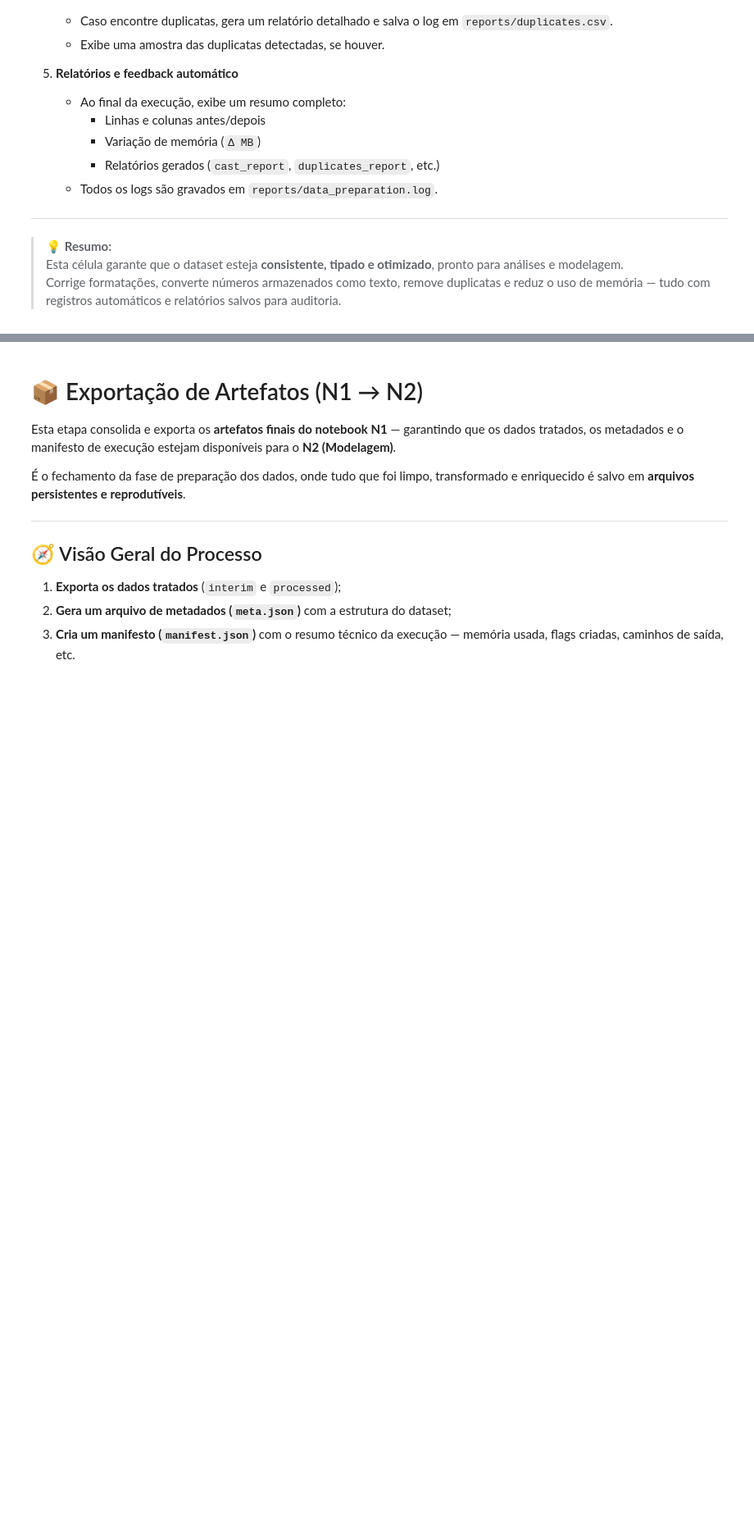
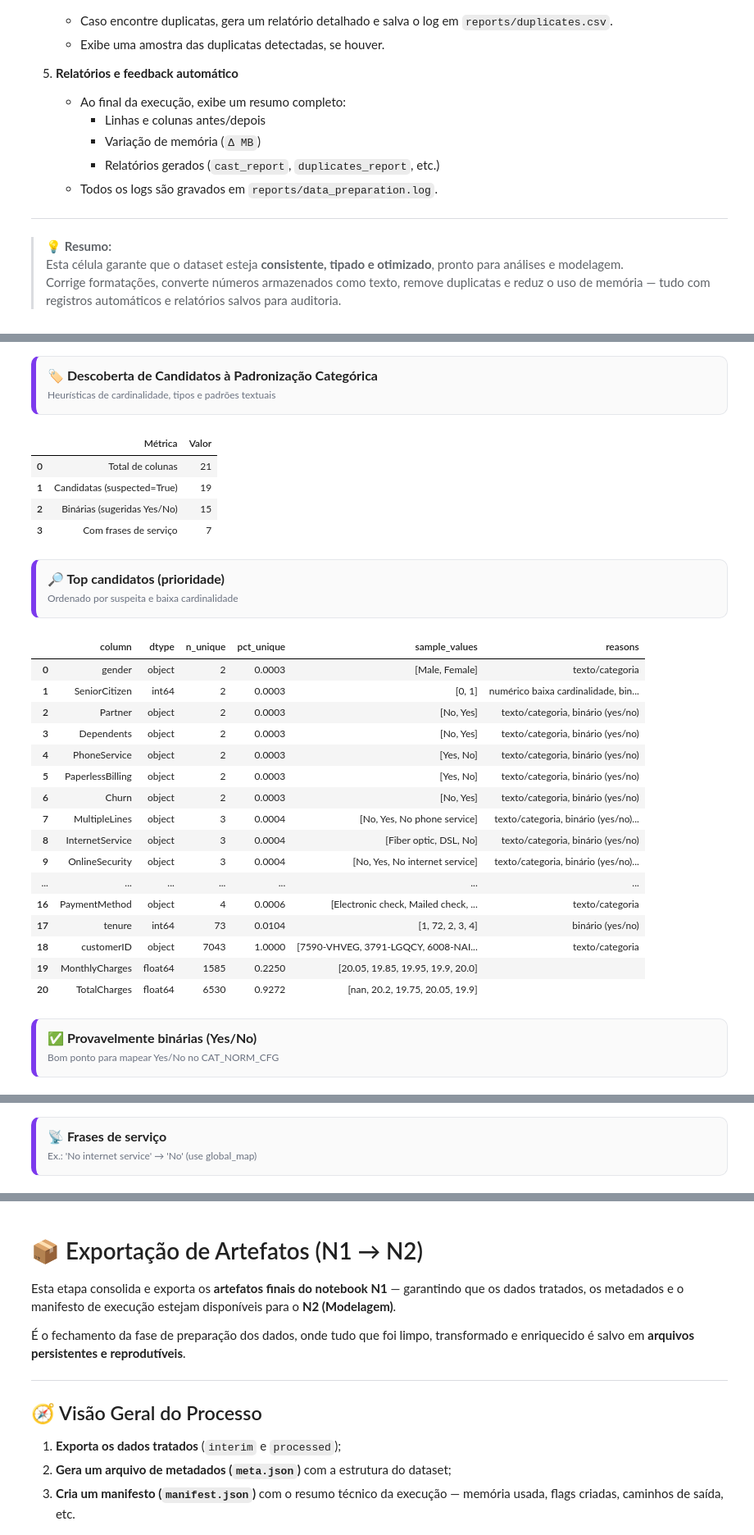
Before and after one commit to FabioAguiar/telco-customer-churn-analysis, a Jupyter notebook: notebooks/01_data_preparation_template.ipynb, the cells around one changed output, grey strips where cells are left out. Shown at 82% size. Drawn from its saved outputs; the diff is of its cells as text; code cells hidden in the pictures; blank space fills up the shorter version.

```diff
--- a/notebooks/01_data_preparation_template.ipynb
+++ b/notebooks/01_data_preparation_template.ipynb
@@ -804,0 +776,43 @@ Exemplo de mapa específico por coluna:
+# %%
+# ——— Candidatos à Padronização Categórica (cards + CSVs) ———
+ud.render_categorical_candidates(
+    df,
+    # Se quiser mudar os limites:
+    max_unique_ratio=0.5,
+    max_unique_count=50,
+    include_numeric_small=True,
+    # Para salvar CSVs, opcionalmente passe uma pasta base (senão tenta usar paths.reports_dir)
+    # base_dir=paths.reports_dir,
+    top_n=30,
+    head_bin=20,
+    head_service=20,
+)
+# %% [output]
+🏷️ Descoberta de Candidatos à Padronização Categórica
+Heurísticas de cardinalidade, tipos e padrões textuais
+|  | Métrica | Valor |
+| 0 | Total de colunas | 21 |
+| 1 | Candidatas (suspected=True) | 19 |
+| 2 | Binárias (sugeridas Yes/No) | 15 |
+| 3 | Com frases de serviço | 7 |
+🔎 Top candidatos (prioridade)
+Ordenado por suspeita e baixa cardinalidade
+|  | column | dtype | n_unique | pct_unique | sample_values | reasons |
+| 0 | gender | object | 2 | 0.0003 | [Male, Female] | texto/categoria |
+| 1 | SeniorCitizen | int64 | 2 | 0.0003 | [0, 1] | numérico baixa cardinalidade, bin... |
+| 2 | Partner | object | 2 | 0.0003 | [No, Yes] | texto/categoria, binário (yes/no) |
+| 3 | Dependents | object | 2 | 0.0003 | [No, Yes] | texto/categoria, binário (yes/no) |
+| 4 | PhoneService | object | 2 | 0.0003 | [Yes, No] | texto/categoria, binário (yes/no) |
+| 5 | PaperlessBilling | object | 2 | 0.0003 | [Yes, No] | texto/categoria, binário (yes/no) |
+| 6 | Churn | object | 2 | 0.0003 | [No, Yes] | texto/categoria, binário (yes/no) |
+| 7 | MultipleLines | object | 3 | 0.0004 | [No, Yes, No phone service] | texto/categoria, binário (yes/no)... |
+| 8 | InternetService | object | 3 | 0.0004 | [Fiber optic, DSL, No] | texto/categoria, binário (yes/no) |
+| 9 | OnlineSecurity | object | 3 | 0.0004 | [No, Yes, No internet service] | texto/categoria, binário (yes/no)... |
+| ... | ... | ... | ... | ... | ... | ... |
+| 16 | PaymentMethod | object | 4 | 0.0006 | [Electronic check, Mailed check, ... | texto/categoria |
+| 17 | tenure | int64 | 73 | 0.0104 | [1, 72, 2, 3, 4] | binário (yes/no) |
+| 18 | customerID | object | 7043 | 1.0000 | [7590-VHVEG, 3791-LGQCY, 6008-NAI... | texto/categoria |
+| 19 | MonthlyCharges | float64 | 1585 | 0.2250 | [20.05, 19.85, 19.95, 19.9, 20.0] |  |
+| 20 | TotalCharges | float64 | 6530 | 0.9272 | [nan, 20.2, 19.75, 20.05, 19.9] |  |
+✅ Provavelmente binárias (Yes/No)
+Bom ponto para mapear Yes/No no CAT_NORM_CFG
@@ -804,0 +835,2 @@ Exemplo de mapa específico por coluna:
+📡 Frases de serviço
+Ex.: 'No internet service' → 'No' (use global_map)
```
Also changed, not shown: parts of 29 cells of this notebook, 7 other files.
